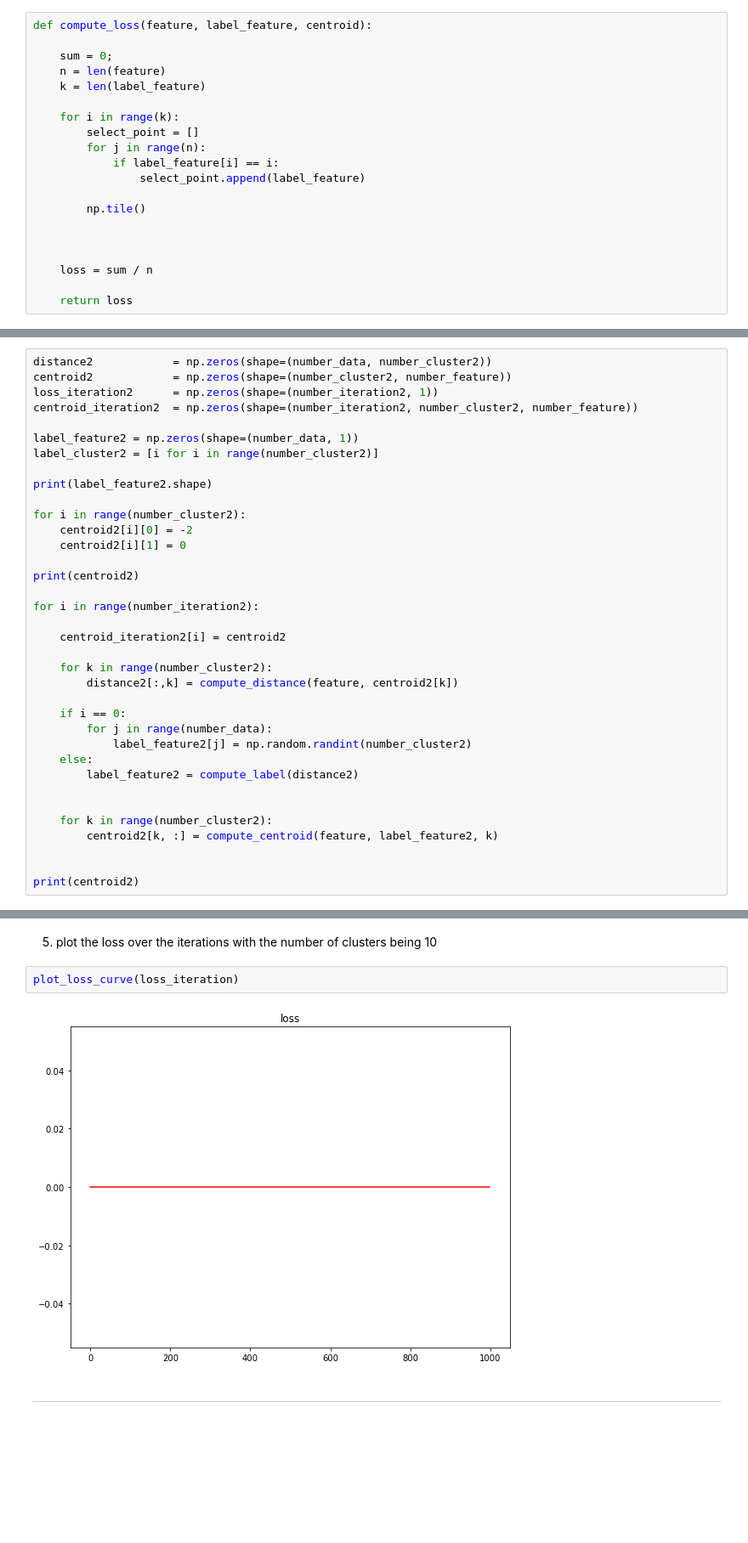
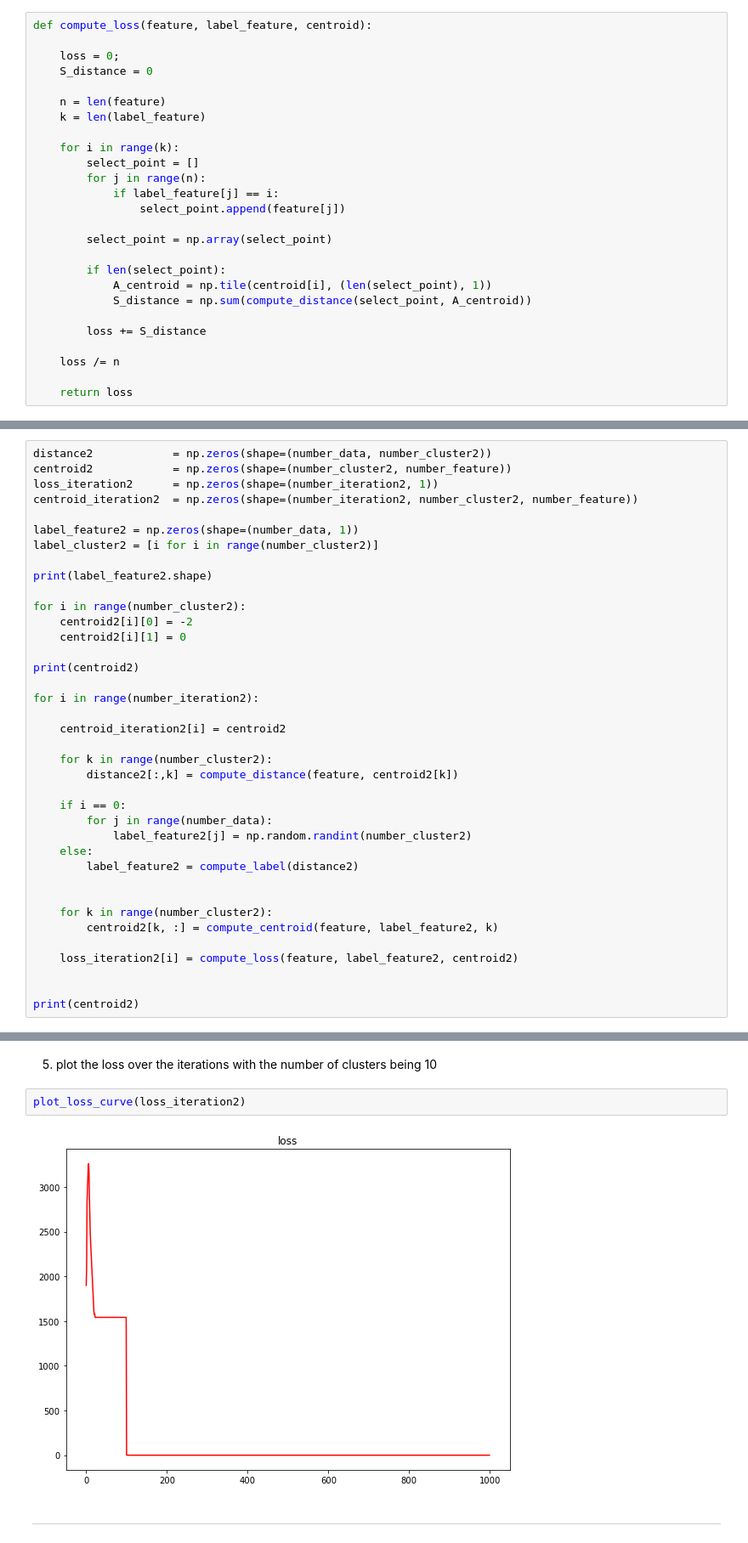
Before and after one commit to DancingGamza/Machine_learning, a Jupyter notebook: assignment_11.ipynb, the cells around one changed output, grey strips where cells are left out. Shown at 85% size. Cells and saved outputs as stored; diff of their text form; blank space fills up the shorter version.

```diff
--- a/assignment_11.ipynb
+++ b/assignment_11.ipynb
@@ -107,21 +107,27 @@ def compute_label(distance):
 # %%
 def compute_loss(feature, label_feature, centroid):
 
-    sum = 0;
+    loss = 0;
+    S_distance = 0
+
     n = len(feature)
     k = len(label_feature)
 
     for i in range(k):
         select_point = []
         for j in range(n):
-            if label_feature[i] == i:
-                select_point.append(label_feature)
+            if label_feature[j] == i:
+                select_point.append(feature[j])
 
-        np.tile()
+        select_point = np.array(select_point)
 
+        if len(select_point):
+            A_centroid = np.tile(centroid[i], (len(select_point), 1))
+            S_distance = np.sum(compute_distance(select_point, A_centroid))
 
+        loss += S_distance
 
-    loss = sum / n
+    loss /= n
 
     return loss
 # %%
@@ -209,5 +215,7 @@ for i in range(number_iteration2):
     for k in range(number_cluster2):
         centroid2[k, :] = compute_centroid(feature, label_feature2, k)
 
+    loss_iteration2[i] = compute_loss(feature, label_feature2, centroid2)
+
 
 print(centroid2)
@@ -321,9 +311,9 @@ plot_cluster(feature, label_feature1, label_cluster1)
 # %% [markdown]
 5. plot the loss over the iterations with the number of clusters being 10
 # %%
-plot_loss_curve(loss_iteration)
+plot_loss_curve(loss_iteration2)
 # %% [output]
-[figure, old version]
+[figure, new version]
 # %% [markdown]
 ***
 # %% [markdown]
```
Also changed, not shown: parts of 7 cells of this notebook.
